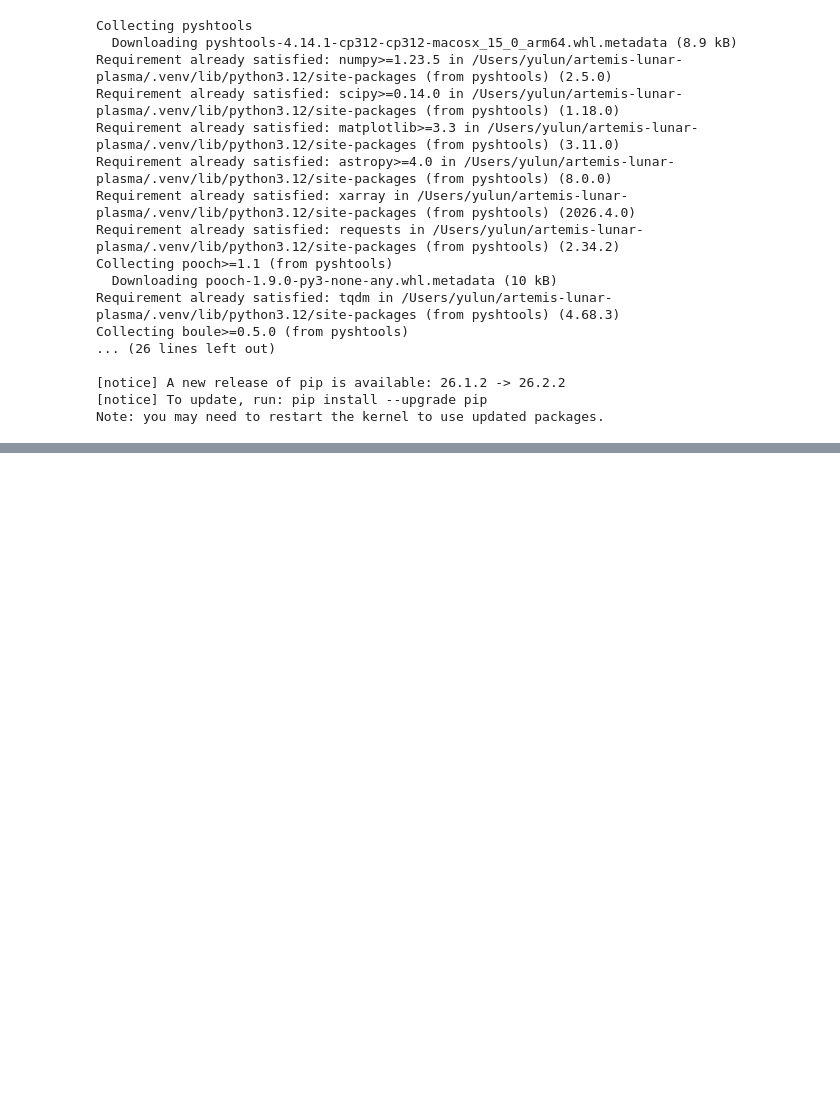
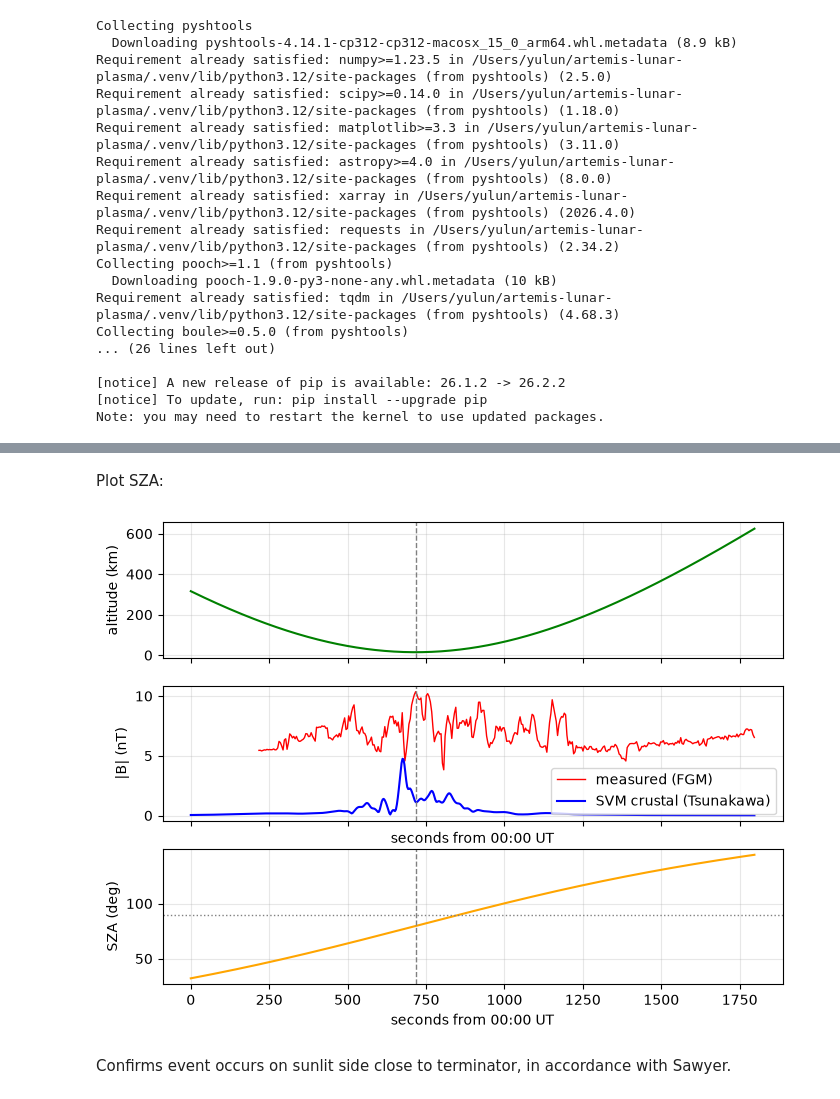
Before and after one commit to yulunwu000/artemis-lunar-plasma, a Jupyter notebook: notebooks/04_SVM_mapping.ipynb, the cells around one changed output, grey strips where cells are left out. Drawn from its saved outputs; the diff is of its cells as text; code cells hidden in the pictures; blank space fills up the shorter version.

```diff
--- a/notebooks/04_SVM_mapping.ipynb
+++ b/notebooks/04_SVM_mapping.ipynb
@@ -216,0 +291,5 @@ TO DO: load measured field from FGM and subtract background IMF estimate
+# %%
+pyspedas.projects.themis.state(probe='b', trange=tr, varnames=['thb_pos_sse'], time_clip=True)
+d = get_data('thb_pos_sse')
+xyz_sse = CubicSpline(d.times, d.y, axis=0)(t2)          # SSE position on the same 3 s times
+sza = np.degrees(np.arccos(xyz_sse[:, 0] / np.linalg.norm(xyz_sse, axis=1)))
@@ -216,0 +298,31 @@ TO DO: load measured field from FGM and subtract background IMF estimate
+# %% [markdown]
+Plot SZA:
+# %%
+ts = t2 - t2[0]
+t_peri = ts[np.argmin(alt2)]
+
+fig, (ax1, ax2, ax3) = plt.subplots(3, 1, sharex=True, figsize=(8, 6))
+
+ax1.plot(ts, alt2, color='green')
+ax1.set_ylabel('altitude (km)')
+
+ax2.plot(t_fgm - t2[0], Bt_obs, color='red', lw=1, label='measured (FGM)')
+ax2.plot(ts, Bt_svm, color='blue', label='SVM crustal (Tsunakawa)')
+ax2.set_ylabel('|B| (nT)')
+ax2.set_xlabel('seconds from 00:00 UT')
+ax2.legend()
+
+ax3.plot(ts, sza, color = 'orange')
+ax3.axhline(90, color='grey', ls=':', lw=1) #terminator
+ax3.set_ylabel('SZA (deg)')
+ax3.set_xlabel('seconds from 00:00 UT')
+
+for ax in (ax1, ax2, ax3):
+    ax.grid(True, alpha=0.3)
+    ax.axvline(t_peri, color='grey', ls='--', lw=1)
+
+plt.show()
+# %% [output]
+[figure, added]
+# %% [markdown]
+Confirms event occurs on sunlit side close to terminator, in accordance with Sawyer.
```
Also changed, not shown: parts of 18 cells of this notebook.
